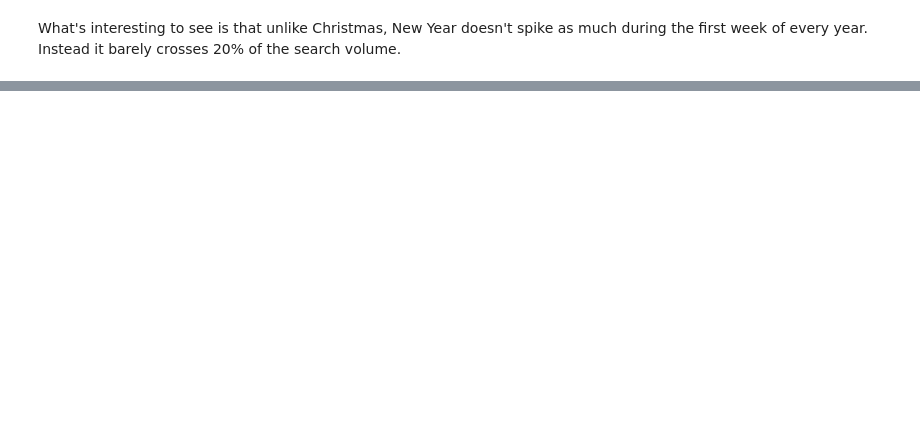
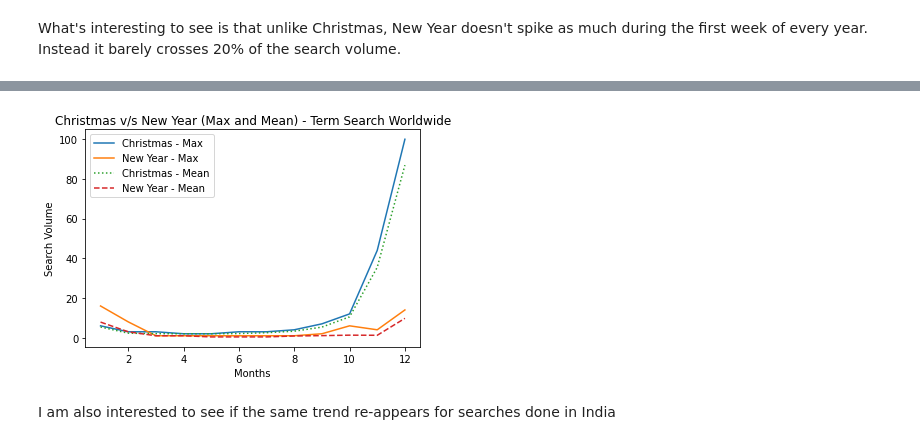
Before and after one commit to anveshsaxena/Christmas-vs-New_Year, a Jupyter notebook: christmas-v-s-new-year.ipynb, the cells around one changed output, grey strips where cells are left out. Saved outputs shown, nothing was run; the diff lists cells and outputs as text; code cells hidden in the pictures; blank space fills up the shorter version.

```diff
--- a/christmas-v-s-new-year.ipynb
+++ b/christmas-v-s-new-year.ipynb
@@ -117,0 +131,14 @@ plt.show()
+# %%
+plt.plot(max_trend[["month_extract"]], max_trend[["Christmas"]],linestyle = "-", label="Christmas")
+plt.plot(max_trend[["month_extract"]], max_trend[["New_Year"]], linestyle = "-", label="New Year")
+plt.plot(mean_trend[["month_extract"]], mean_trend[["Christmas"]],linestyle = ":", label="Christmas")
+plt.plot(mean_trend[["month_extract"]], mean_trend[["New_Year"]], linestyle = "--", label="New Year")
+plt.legend(["Christmas - Max","New Year - Max","Christmas - Mean", "New Year - Mean"])
+plt.xlabel("Months")
+plt.ylabel("Search Volume")
+plt.title("Christmas v/s New Year (Max and Mean) - Term Search Worldwide")
+plt.show()
+# %% [output]
+[figure, added]
+# %% [markdown]
+I am also interested to see if the same trend re-appears for searches done in India
```
Also changed, not shown: parts of 10 cells of this notebook.
